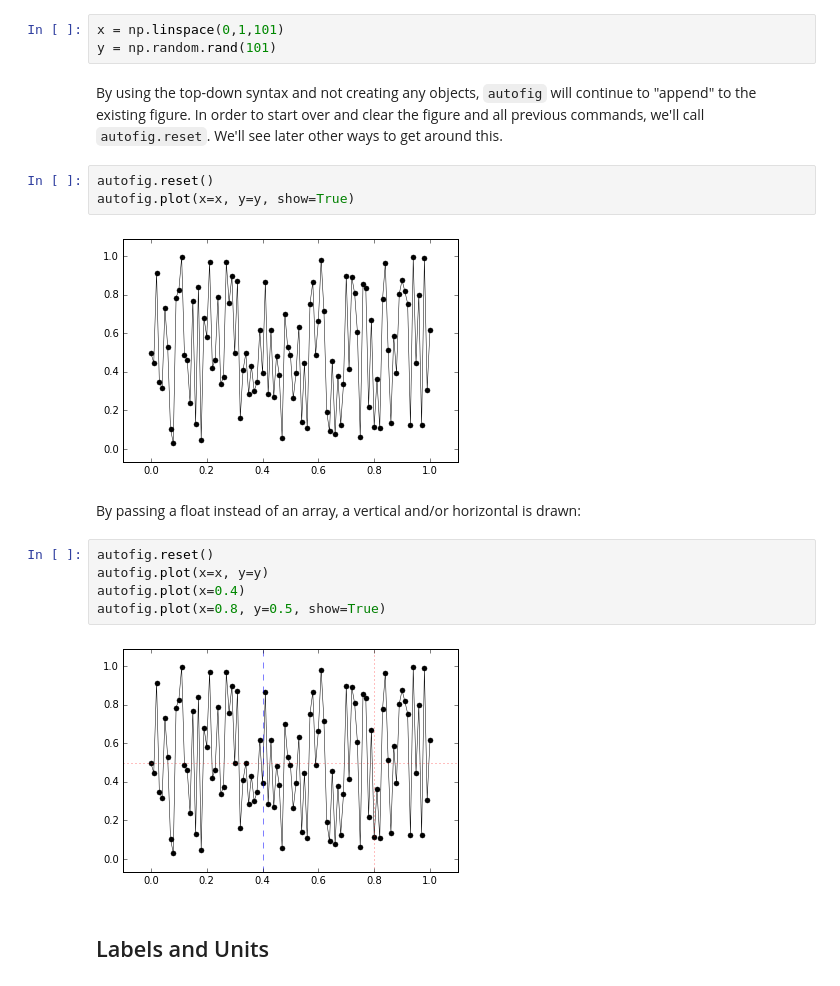
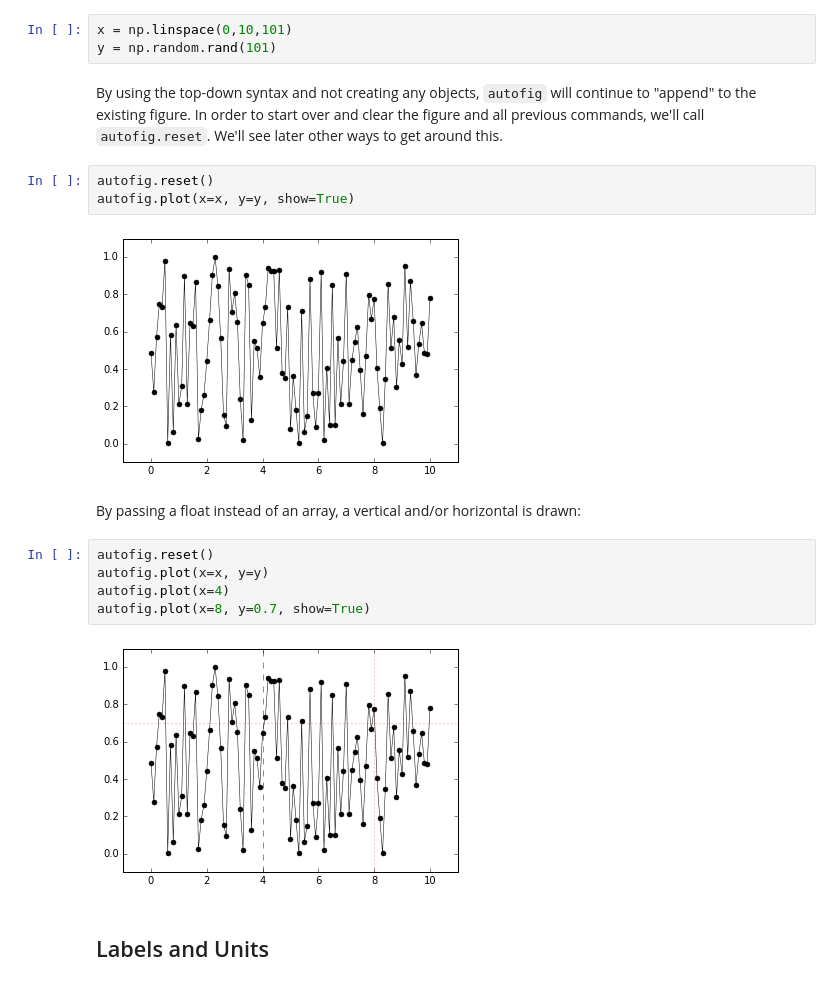
Before and after one commit to kecnry/autofig, a Jupyter notebook: examples/autofig_basics.ipynb, the cells around one changed output. Cells and saved outputs as stored; diff of their text form.

```diff
--- a/examples/autofig_basics.ipynb
+++ b/examples/autofig_basics.ipynb
@@ -28,7 +28,7 @@ Using the top-down syntax there is really only one main call, autofig.plot.  Thi
 # %% [markdown]
 Let's start with a basic plot with just x and y data.
 # %%
-x = np.linspace(0,1,101)
+x = np.linspace(0,10,101)
 y = np.random.rand(101)
 # %% [markdown]
 By using the top-down syntax and not creating any objects, ``autofig`` will continue to "append" to the existing figure.  In order to start over and clear the figure and all previous commands, we'll call ``autofig.reset``.  We'll see later other ways to get around this.
@@ -36,16 +36,16 @@ By using the top-down syntax and not creating any objects, ``autofig`` will cont
 autofig.reset()
 autofig.plot(x=x, y=y, show=True)
 # %% [output]
-[figure, old version]
+[figure, new version]
 # %% [markdown]
 By passing a float instead of an array, a vertical and/or horizontal is drawn:
 # %%
 autofig.reset()
 autofig.plot(x=x, y=y)
-autofig.plot(x=0.4)
-autofig.plot(x=0.8, y=0.5, show=True)
+autofig.plot(x=4)
+autofig.plot(x=8, y=0.7, show=True)
 # %% [output]
-[figure, old version]
+[figure, new version]
 # %% [markdown]
 ## Labels and Units
 # %% [markdown]
```
Also changed, not shown: parts of 32 cells of this notebook.
